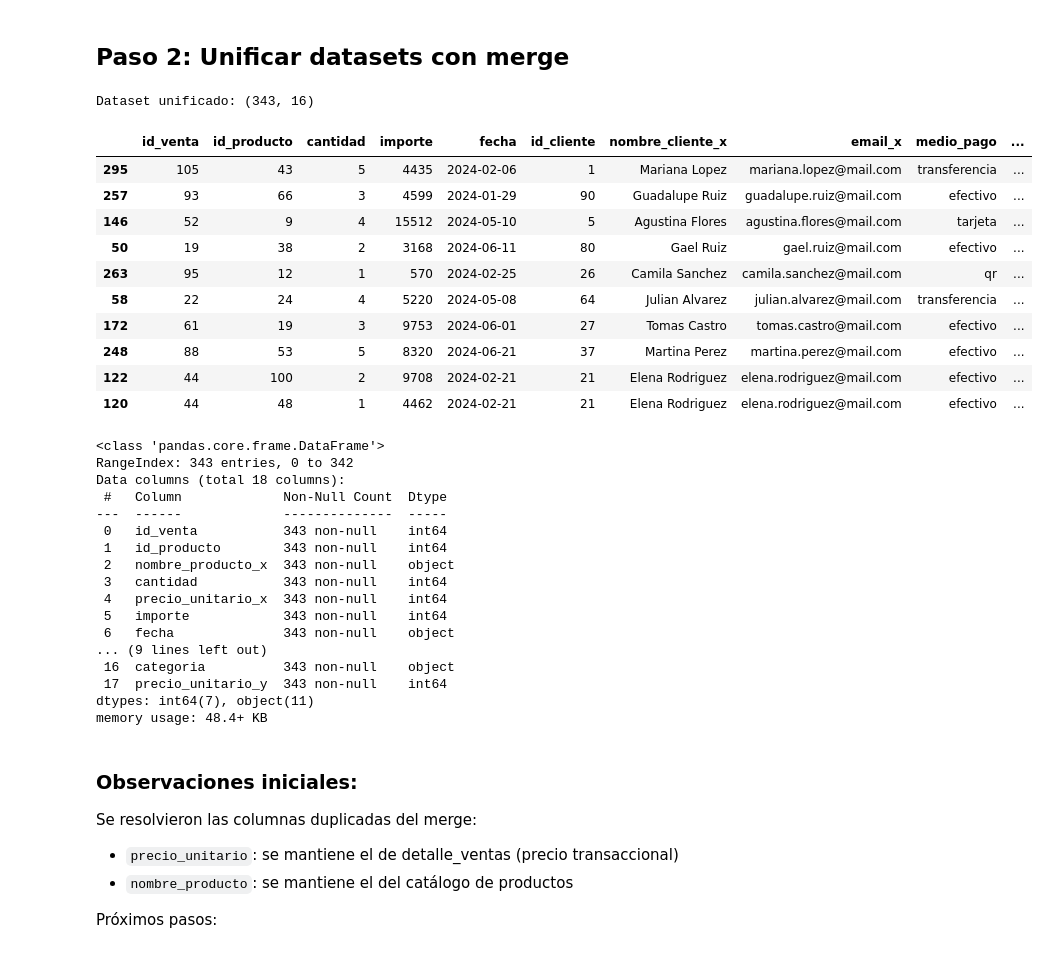
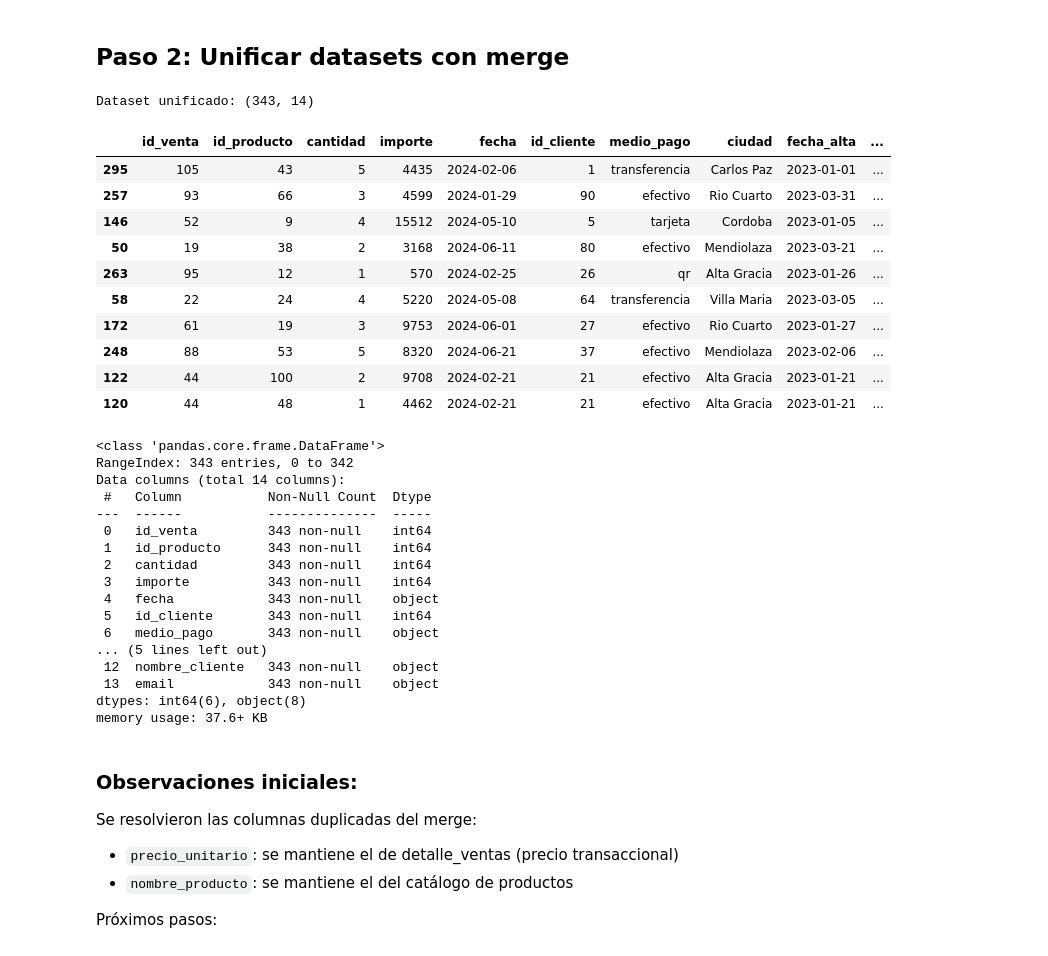
Before and after one commit to maurojjzz/Proyecto-Aurelion, a Jupyter notebook: analisis.ipynb, the cells around one changed output. Cells and saved outputs as stored; diff of their text form; code cells hidden in the pictures.

```diff
--- a/analisis.ipynb
+++ b/analisis.ipynb
@@ -43,56 +40,62 @@ Detalle Ventas: (343, 6)
 # %% [markdown]
 ## Paso 2: Unificar datasets con merge
 # %%
-# Unificar todas las tablas con merge encadenado
 df = (detalle_ventas
     .merge(ventas, on='id_venta', how='left')
     .merge(clientes, on='id_cliente', how='left')
     .merge(productos, on='id_producto', how='left'))
 
-# Limpiar columnas duplicadas (mantener las de detalle_ventas que son las transaccionales)
 if 'precio_unitario_x' in df.columns:
     df['precio_unitario'] = df['precio_unitario_x']
     df.drop(['precio_unitario_x', 'precio_unitario_y'], axis=1, inplace=True)
 
 if 'nombre_producto_x' in df.columns:
-    df['nombre_producto'] = df['nombre_producto_y']  # Del catálogo de productos
+    df['nombre_producto'] = df['nombre_producto_y']
     df.drop(['nombre_producto_x', 'nombre_producto_y'], axis=1, inplace=True)
+
+if 'nombre_cliente_x' in df.columns:
+    df['nombre_cliente'] = df['nombre_cliente_y']
+    df.drop(['nombre_cliente_x', 'nombre_cliente_y'], axis=1, inplace=True)
+
+if 'email_x' in df.columns:
+    df['email'] = df['email_y']
+    df.drop(['email_x', 'email_y'], axis=1, inplace=True)
 
 print(f"Dataset unificado: {df.shape}")
 df.sample(10, random_state=2025)
 # %% [output]
-Dataset unificado: (343, 16)
+Dataset unificado: (343, 14)
-|  | id_venta | id_producto | cantidad | importe | fecha | id_cliente | nombre_cliente_x | email_x | medio_pago | ... |
-| 295 | 105 | 43 | 5 | 4435 | 2024-02-06 | 1 | Mariana Lopez | mariana.lopez@mail.com | transferencia | ... |
-| 257 | 93 | 66 | 3 | 4599 | 2024-01-29 | 90 | Guadalupe Ruiz | guadalupe.ruiz@mail.com | efectivo | ... |
-| 146 | 52 | 9 | 4 | 15512 | 2024-05-10 | 5 | Agustina Flores | agustina.flores@mail.com | tarjeta | ... |
-| 50 | 19 | 38 | 2 | 3168 | 2024-06-11 | 80 | Gael Ruiz | gael.ruiz@mail.com | efectivo | ... |
-| 263 | 95 | 12 | 1 | 570 | 2024-02-25 | 26 | Camila Sanchez | camila.sanchez@mail.com | qr | ... |
-| 58 | 22 | 24 | 4 | 5220 | 2024-05-08 | 64 | Julian Alvarez | julian.alvarez@mail.com | transferencia | ... |
-| 172 | 61 | 19 | 3 | 9753 | 2024-06-01 | 27 | Tomas Castro | tomas.castro@mail.com | efectivo | ... |
-| 248 | 88 | 53 | 5 | 8320 | 2024-06-21 | 37 | Martina Perez | martina.perez@mail.com | efectivo | ... |
-| 122 | 44 | 100 | 2 | 9708 | 2024-02-21 | 21 | Elena Rodriguez | elena.rodriguez@mail.com | efectivo | ... |
-| 120 | 44 | 48 | 1 | 4462 | 2024-02-21 | 21 | Elena Rodriguez | elena.rodriguez@mail.com | efectivo | ... |
+|  | id_venta | id_producto | cantidad | importe | fecha | id_cliente | medio_pago | ciudad | fecha_alta | ... |
+| 295 | 105 | 43 | 5 | 4435 | 2024-02-06 | 1 | transferencia | Carlos Paz | 2023-01-01 | ... |
+| 257 | 93 | 66 | 3 | 4599 | 2024-01-29 | 90 | efectivo | Rio Cuarto | 2023-03-31 | ... |
+| 146 | 52 | 9 | 4 | 15512 | 2024-05-10 | 5 | tarjeta | Cordoba | 2023-01-05 | ... |
+| 50 | 19 | 38 | 2 | 3168 | 2024-06-11 | 80 | efectivo | Mendiolaza | 2023-03-21 | ... |
+| 263 | 95 | 12 | 1 | 570 | 2024-02-25 | 26 | qr | Alta Gracia | 2023-01-26 | ... |
+| 58 | 22 | 24 | 4 | 5220 | 2024-05-08 | 64 | transferencia | Villa Maria | 2023-03-05 | ... |
+| 172 | 61 | 19 | 3 | 9753 | 2024-06-01 | 27 | efectivo | Rio Cuarto | 2023-01-27 | ... |
+| 248 | 88 | 53 | 5 | 8320 | 2024-06-21 | 37 | efectivo | Mendiolaza | 2023-02-06 | ... |
+| 122 | 44 | 100 | 2 | 9708 | 2024-02-21 | 21 | efectivo | Alta Gracia | 2023-01-21 | ... |
+| 120 | 44 | 48 | 1 | 4462 | 2024-02-21 | 21 | efectivo | Alta Gracia | 2023-01-21 | ... |
 # %%
 df.info()
 # %% [output]
 <class 'pandas.core.frame.DataFrame'>
 RangeIndex: 343 entries, 0 to 342
-Data columns (total 18 columns):
- #   Column             Non-Null Count  Dtype
----  ------             --------------  -----
- 0   id_venta           343 non-null    int64
- 1   id_producto        343 non-null    int64
- 2   nombre_producto_x  343 non-null    object
- 3   cantidad           343 non-null    int64
- 4   precio_unitario_x  343 non-null    int64
- 5   importe            343 non-null    int64
- 6   fecha              343 non-null    object
-... (9 lines left out)
- 16  categoria          343 non-null    object
- 17  precio_unitario_y  343 non-null    int64
-dtypes: int64(7), object(11)
-memory usage: 48.4+ KB
+Data columns (total 14 columns):
+ #   Column           Non-Null Count  Dtype
+---  ------           --------------  -----
+ 0   id_venta         343 non-null    int64
+ 1   id_producto      343 non-null    int64
+ 2   cantidad         343 non-null    int64
+ 3   importe          343 non-null    int64
+ 4   fecha            343 non-null    object
+ 5   id_cliente       343 non-null    int64
+ 6   medio_pago       343 non-null    object
+... (5 lines left out)
+ 12  nombre_cliente   343 non-null    object
+ 13  email            343 non-null    object
+dtypes: int64(6), object(8)
+memory usage: 37.6+ KB
 # %% [markdown]
 ### Observaciones iniciales:
 
```
Also changed, not shown: parts of 4 cells of this notebook.
